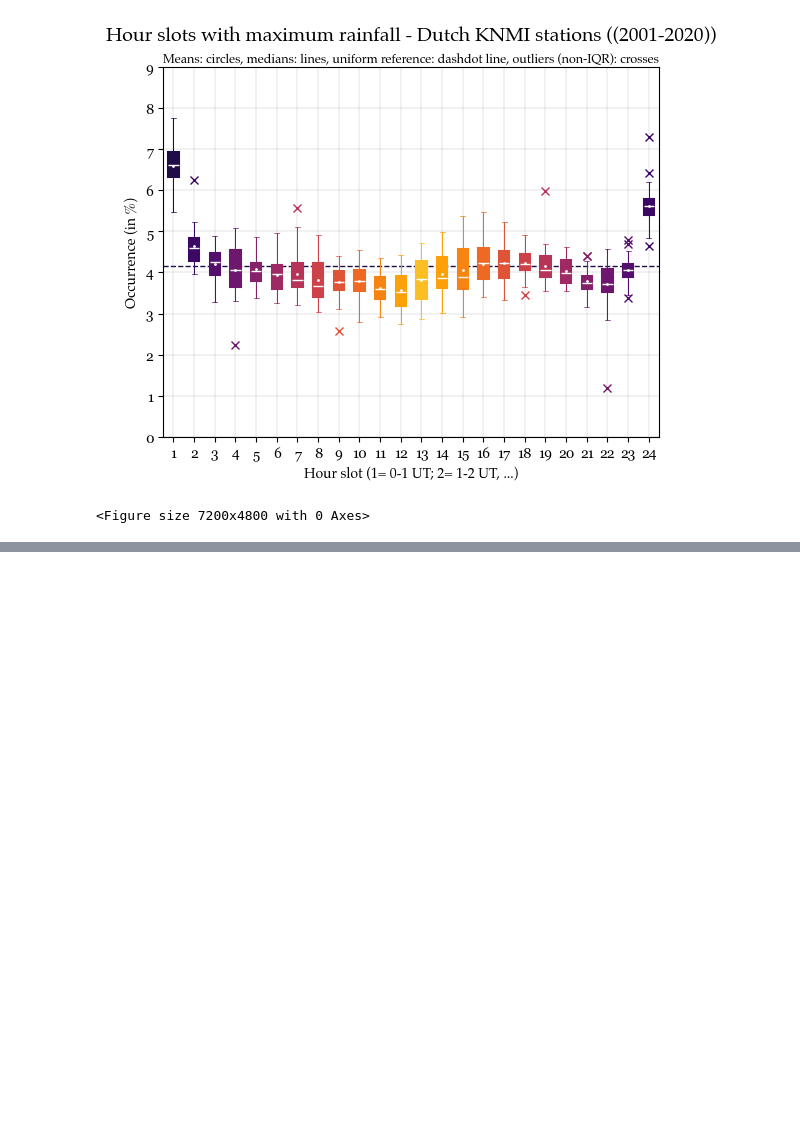
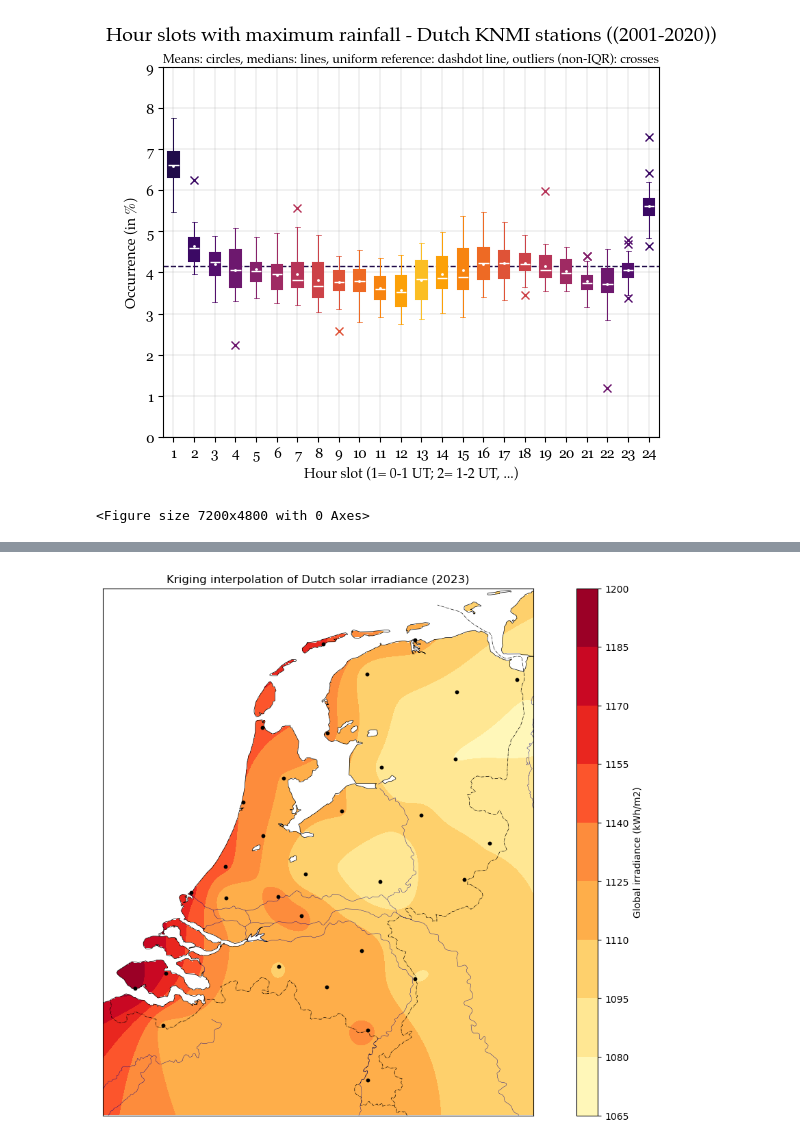
Before and after one commit to tomrooijakkers/data-science-portfolio, a Jupyter notebook: knmi-weather/02-knmi_data_visualization.ipynb, the cells around one changed output, grey strips where cells are left out. Cells and saved outputs as stored; diff of their text form; code cells hidden in the pictures; blank space fills up the shorter version.

```diff
--- a/knmi-weather/02-knmi_data_visualization.ipynb
+++ b/knmi-weather/02-knmi_data_visualization.ipynb
@@ -596,0 +736,6 @@ plt.show()
+# %%
+# Get cleaned station (meta)data for adding lon, lat-data
+df_stns = knmi_meteo_ingest.knmi_load_meteo_stations()
+df_stns = knmi_meteo_transform.transform_stations(df_stns)
+
+df_stns
@@ -596,0 +744,5 @@ plt.show()
+# %%
+# Merge station location (meta)data to our results
+df_solar_stns = df_solar.merge(df_stns, how="left",
+                               on="station_code")
+df_solar_stns
@@ -596,0 +767,9 @@ plt.show()
+# %%
+# Convert columns of interest to NumPy arrays
+stations_x = df_solar_stns["longitude"].to_numpy()
+stations_y = df_solar_stns["latitude"].to_numpy()
+values = df_solar_stns["global_irrad"].to_numpy()
+
+print("Longitudes: ", stations_x)
+print("Latitudes: ", stations_y)
+print("Values: ", values)
@@ -596,0 +792,52 @@ plt.show()
+# %%
+%matplotlib inline
+# Create grid for geospatial interpolation
+min_x, max_x = 3.0, 8.0
+min_y, max_y = 50.0, 54.0
+grid_dim_xy = 500
+vg_model = "linear"
+colormap = "YlOrRd"
+
+grid_x, grid_y = np.meshgrid(np.linspace(min_x, max_x, grid_dim_xy, endpoint=True),
+                             np.linspace(min_y, max_y, grid_dim_xy, endpoint=True))
+
+# Use OrdinaryKriging (2D-based) for interpolation
+OK = OrdinaryKriging(stations_x, stations_y, values,
+                     variogram_model=vg_model,
+                     verbose=False, enable_plotting=False,
+                     coordinates_type="geographic")
+
+# Execute OK algorithm to fill grid with interpolation values
+grid_z, ss = OK.execute("grid", grid_x[0, :], grid_y[:, 0])
+
+# Set up figure for plotting
+plt.figure(figsize=(15, 10))
+
+# Create a Basemap for The Netherlands
+m = Basemap(projection='merc', llcrnrlat=50.7, urcrnrlat=53.7, llcrnrlon=3.3, urcrnrlon=7.3, resolution='h')
+m.drawcountries(linewidth=0.5, linestyle='-.', color='k')
+m.drawrivers(linewidth=0.3, linestyle='solid', color='darkblue')
+m.drawcoastlines(linewidth=0.5, linestyle='solid', color='k')
+
+# Convert grid coordinates to map projection coordinates
+x, y = m(grid_x, grid_y)
+
+# Mask values outside land borders using the Basemap land-sea mask
+land_mask = np.vectorize(m.is_land)(x, y)
+land_grid_z = np.ma.masked_where(np.logical_not(land_mask), grid_z)
+
+# Plot interpolated values
+cs = m.contourf(x, y, land_grid_z, cmap=colormap)
+
+# Add color bar
+cbar = m.colorbar(cs, location='right', pad="10%")
+cbar.set_label('Global irradiance (kWh/m2)')
+
+# Plot station locations on map
+stn_x, stn_y = m(stations_x, stations_y)
+m.scatter(stn_x, stn_y, color="k", marker="o", s=10, label="KNMI Meteo stations")
+
+plt.title("Kriging interpolation of Dutch solar irradiance (2023)")
+plt.show()
+# %% [output]
+[figure, added]
```
Also changed, not shown: parts of 30 cells of this notebook, 3 other files.
